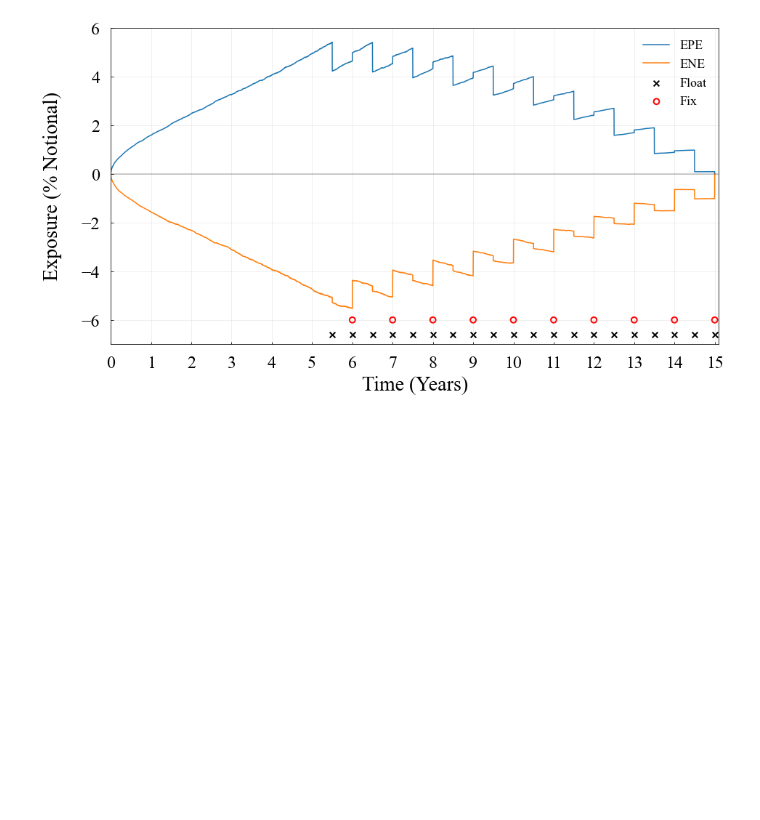
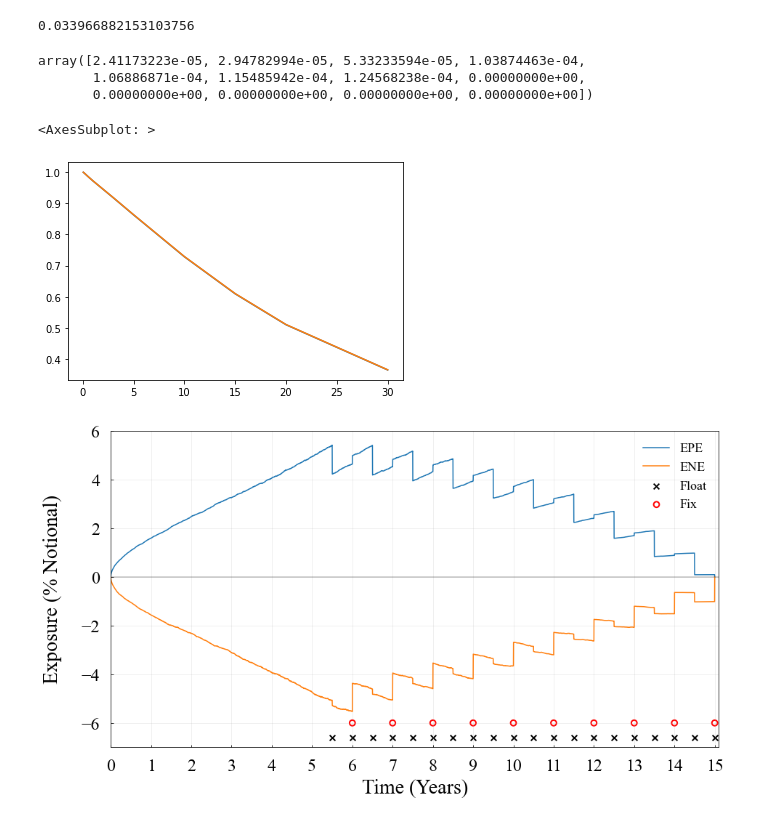
Before and after one commit to Eskild-afk/MasterThesis, a Jupyter notebook: quikMaths.ipynb, the cells around one changed output. Cells and saved outputs as stored; diff of their text form; code cells hidden in the pictures; blank space fills up the shorter version.

```diff
--- a/quikMaths.ipynb
+++ b/quikMaths.ipynb
@@ -25,3 +13,50 @@ def worker(i):
+# %%
+T = np.arange(0,10.5, 0.5)
+S = np.arange(0,11)
+dt = 1/365*365*5
+ISDADate = np.array([14/365, 1/12, 3/12, 6/12, 1, 2, 3, 5, 10, 15, 20, 30])+dt
+ISDAZeroCurve = np.array([HW.ZCB(t, t+i, ) for i in ISDADate])
+K = fsolve(func = lambda x: HW.swap(0, S=S,T=T,K=x), x0=0.02)[0]
+
+s = np.array([HW.swap(x[0], S=S,T=T,K=K, initRate=x[1]+0.0001) for x in np.array([ISDADate,ISDAZeroCurve]).T])-np.array([HW.swap(x[0], S=S,T=T,K=K, initRate=x[1]) for x in np.array([ISDADate,ISDAZeroCurve]).T])
+T_b = 240
+CR_b = np.maximum(1,np.sqrt(abs(s.sum())/T_b))
+RW = np.array([115, 112, 96, 74, 66, 61, 56, 52, 53, 57, 60, 66])
+WS = RW*s*CR_b
+phi = 0.99
+
+corrMatrix = np.array([[0 , 0.74, 0.63, 0.55, 0.45, 0.36, 0.32, 0.28, 0.23, 0.2 , 0.18, 0.16],
+       [0.74, 0 , 0.8 , 0.69, 0.52, 0.41, 0.35, 0.29, 0.24, 0.18, 0.17, 0.16],
+       [0.63, 0.8 , 0 , 0.85, 0.67, 0.53, 0.45, 0.39, 0.32, 0.24, 0.22, 0.22],
+       [0.55, 0.69, 0.85, 0 , 0.83, 0.71, 0.62, 0.54, 0.45, 0.36, 0.35, 0.33],
+       [0.45, 0.52, 0.67, 0.83, 0 , 0.94, 0.86, 0.78, 0.65, 0.58, 0.55, 0.53],
+       [0.36, 0.41, 0.53, 0.71, 0.94, 0 , 0.95, 0.89, 0.78, 0.72, 0.68, 0.67],
+       [0.32, 0.35, 0.45, 0.62, 0.86, 0.95, 0 , 0.96, 0.87, 0.8 , 0.77, 0.74],
+       [0.28, 0.29, 0.39, 0.54, 0.78, 0.89, 0.96, 0 , 0.94, 0.89, 0.86, 0.84],
+       [0.23, 0.24, 0.32, 0.45, 0.65, 0.78, 0.87, 0.94, 0 , 0.97, 0.95, 0.94],
+       [0.2 , 0.18, 0.24, 0.36, 0.58, 0.72, 0.8 , 0.89, 0.97, 0 , 0.98, 0.98],
+       [0.18, 0.17, 0.22, 0.35, 0.55, 0.68, 0.77, 0.86, 0.95, 0.98, 0 , 0.99],
+       [0.16, 0.16, 0.22, 0.33, 0.53, 0.67, 0.74, 0.84, 0.94, 0.98, 0.99, 0 ]])
+
+
+DeltaMargin = np.square(WS).sum()
+DeltaMargin += phi*WS.T @ corrMatrix @ WS
+
+np.sqrt(DeltaMargin)
+# %% [output]
+0.033966882153103756
+# %%
+s
+# %% [output]
+array([2.41173223e-05, 2.94782994e-05, 5.33233594e-05, 1.03874463e-04,
+       1.06886871e-04, 1.15485942e-04, 1.24568238e-04, 0.00000000e+00,
+       0.00000000e+00, 0.00000000e+00, 0.00000000e+00, 0.00000000e+00])
+# %%
+sns.lineplot(x=ISDADate, y=ISDAZeroCurve)
+sns.lineplot(x=ISDADate, y=[HW.ZCB(dt, t) for t in ISDADate])
+# %% [output]
+<AxesSubplot: >
+[figure, added]
 # %%
 time, float = HW.create_path(dt,15, seed=0)
 PE = load('SimulationData/PE_5Y10Y_ForwardSwap_N=5000_dt=365.joblib')
```
Also changed, not shown: parts of 1 cell of this notebook, 2 other files.
